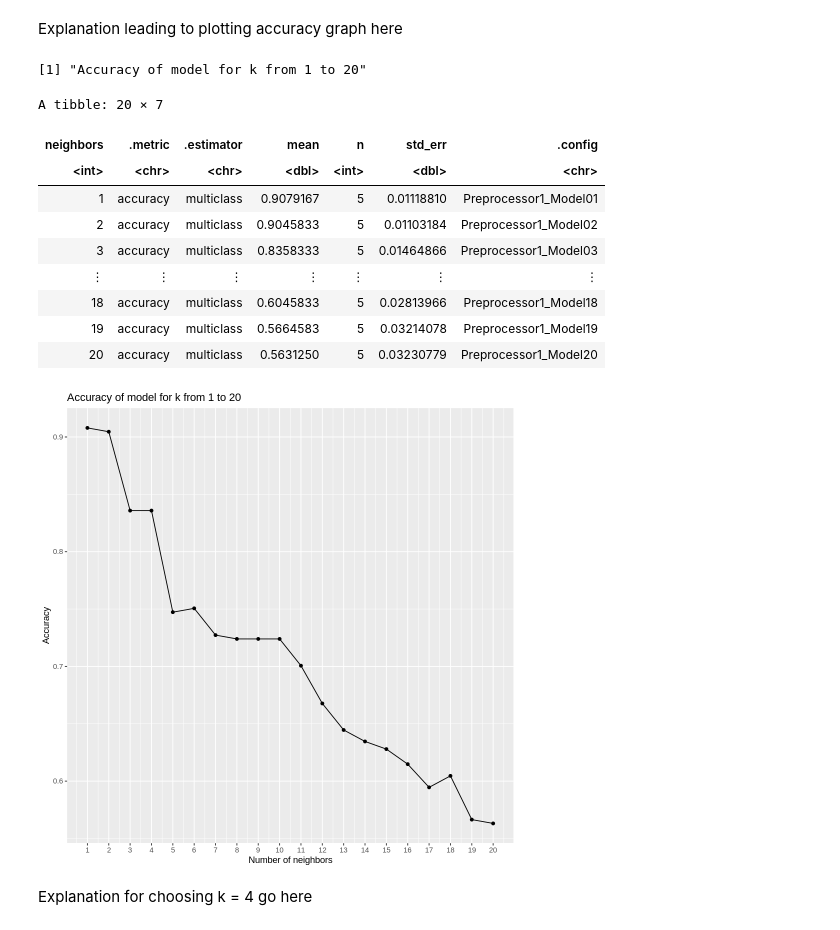
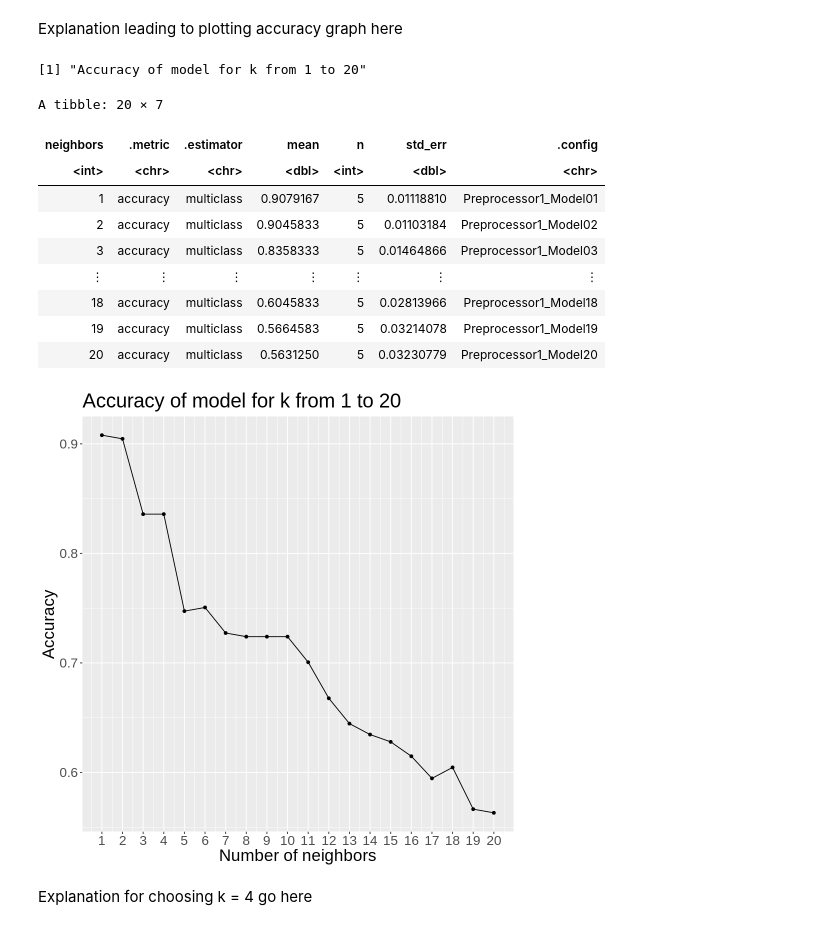
Before and after one commit to beandumplings/dsci_100_group143_project, a Jupyter notebook: Group143_Project.ipynb, the cells around one changed output. Saved outputs shown, nothing was run; the diff lists cells and outputs as text; code cells hidden in the pictures.

Commit message:
Added a confusion matrix plot, made minor adjustment to visual

```diff
--- a/Group143_Project.ipynb
+++ b/Group143_Project.ipynb
@@ -197,29 +198,30 @@ Explanation leading to plotting accuracy graph here
 # %%
 accuracies <- knn_results |> filter(.metric == "accuracy")
 
 
 accuracies_plot <- accuracies |> ggplot(aes(x = neighbors, y = mean)) +
                                  labs(x = "Number of neighbors", y = "Accuracy", title = "Accuracy of model for k from 1 to 20") +
                                  geom_point() +
                                  geom_line() +
-                                 scale_x_continuous(breaks = 1:max_neighbor_val)
+                                 scale_x_continuous(breaks = 1:max_neighbor_val) +
+                                 theme(text = element_text(size = 20))
 paste("Accuracy of model for k from 1 to 20")
 accuracies
 
 accuracies_plot
 # %% [output]
 [1] "Accuracy of model for k from 1 to 20"
 A tibble: 20 × 7
 | neighbors | .metric | .estimator | mean | n | std_err | .config |
 | <int> | <chr> | <chr> | <dbl> | <int> | <dbl> | <chr> |
 | 1 | accuracy | multiclass | 0.9079167 | 5 | 0.01118810 | Preprocessor1_Model01 |
 | 2 | accuracy | multiclass | 0.9045833 | 5 | 0.01103184 | Preprocessor1_Model02 |
 | 3 | accuracy | multiclass | 0.8358333 | 5 | 0.01464866 | Preprocessor1_Model03 |
 | ⋮ | ⋮ | ⋮ | ⋮ | ⋮ | ⋮ | ⋮ |
 | 18 | accuracy | multiclass | 0.6045833 | 5 | 0.02813966 | Preprocessor1_Model18 |
 | 19 | accuracy | multiclass | 0.5664583 | 5 | 0.03214078 | Preprocessor1_Model19 |
 | 20 | accuracy | multiclass | 0.5631250 | 5 | 0.03230779 | Preprocessor1_Model20 |
-[figure, old version]
+[figure, new version]
 # %% [markdown]
 Explanation for choosing k = 4 go here
 # %%
```
Also changed, not shown: parts of 3 cells of this notebook.
